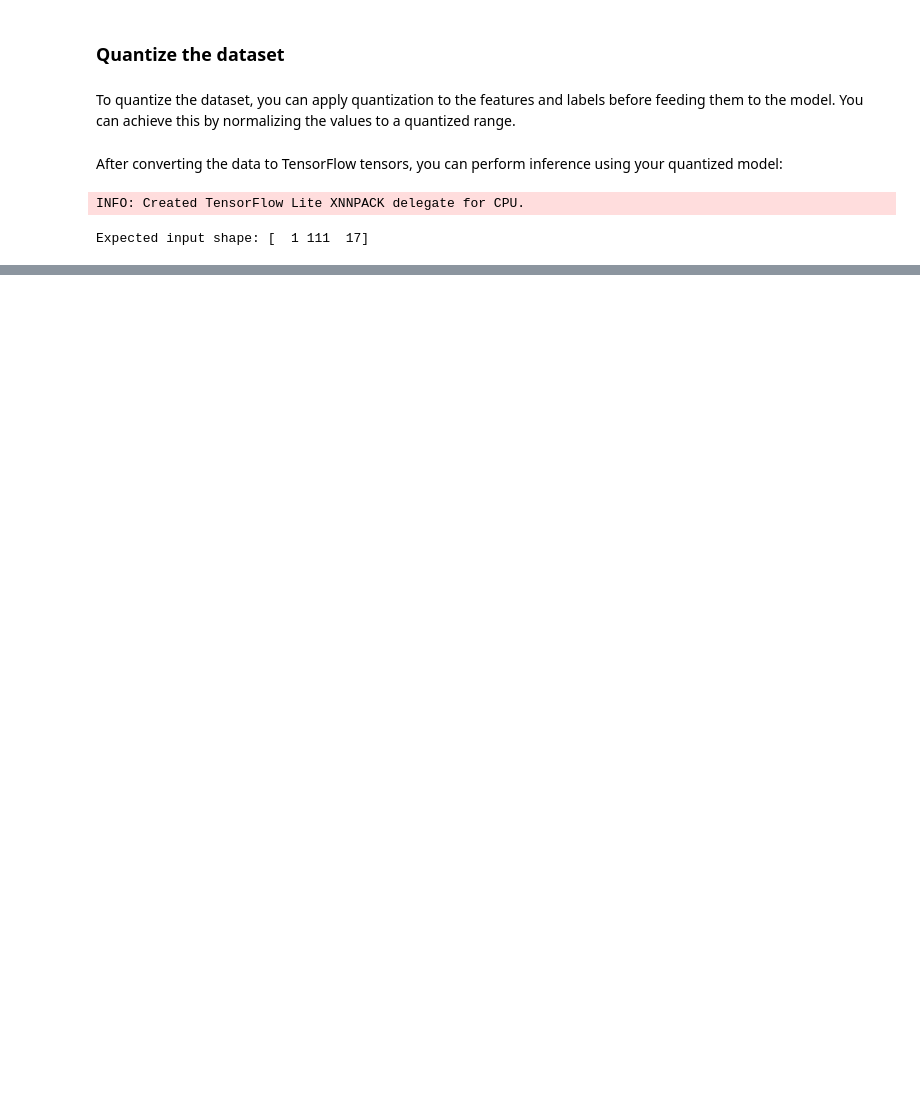
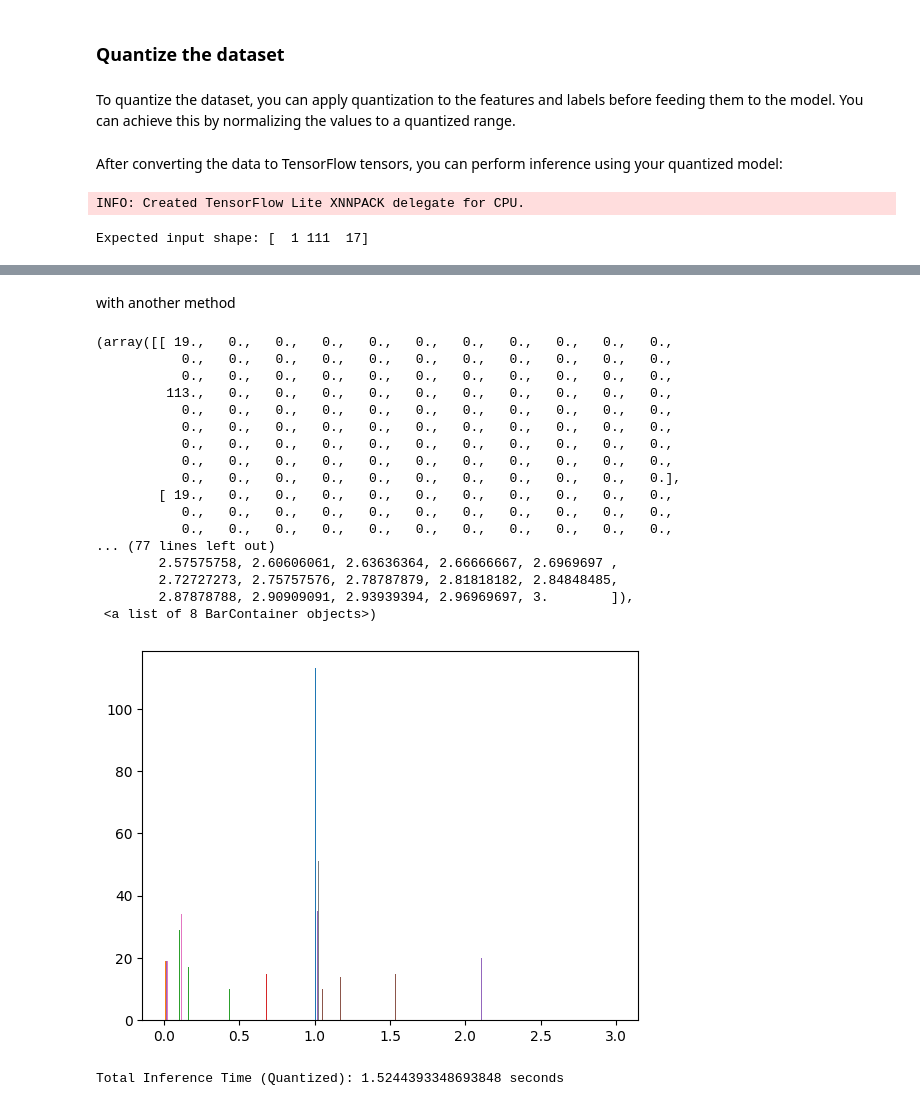
Before and after one commit to raj2022/quantization_prunings, a Jupyter notebook: Post-Training_Quantization/Work_dataset/Quantized_model_final.ipynb, the cells around one changed output, grey strips where cells are left out. Saved outputs shown, nothing was run; the diff lists cells and outputs as text; code cells hidden in the pictures; blank space fills up the shorter version.

```diff
--- a/Post-Training_Quantization/Work_dataset/Quantized_model_final.ipynb
+++ b/Post-Training_Quantization/Work_dataset/Quantized_model_final.ipynb
@@ -158,3 +151,7 @@ start_time = time.time()
 # Create an interpreter for the quantized model
 interpreter_quantized = tf.lite.Interpreter(model_content=quantized_tflite_model)
 interpreter_quantized.allocate_tensors()
+# %%
+# Get input and output details
+input_details = interpreter.get_input_details()
+output_details = interpreter.get_output_details()
@@ -160,0 +175,15 @@ interpreter_quantized.allocate_tensors()
+# %%
+import time
+
+start_time = time.time()
+
+# Create an interpreter for the quantized model
+interpreter_quantized = tf.lite.Interpreter(model_content=quantized_tflite_model)
+interpreter_quantized.allocate_tensors()
+# %%
+# Measure inference time and process output for the quantized dataset
+inference_times_quantized = []
+# %%
+for X_q in Xs_tf:
+    # Print the shape of X_q before reshaping
+    print("Shape of X_q before reshaping:", X_q.shape)
@@ -241,0 +297,33 @@ NameError: name 'inference_times_quantized' is not defined
+# %% [markdown]
+with another method
+# %%
+# Repeat the true_pt_quantized to match or exceed the length of pred_pt_quantized
+repetition_factor = (pred_pt_quantized.shape[0] + true_pt_quantized.shape[0] - 1) // true_pt_quantized.shape[0]
+true_pt_quantized_repeated = np.repeat(true_pt_quantized, repetition_factor, axis=0)[:pred_pt_quantized.shape[0]]
+
+# Perform element-wise division
+plt.hist(pred_pt_quantized / true_pt_quantized_repeated, bins=np.linspace(0, 3, 100))
+# %% [output]
+(array([[ 19.,   0.,   0.,   0.,   0.,   0.,   0.,   0.,   0.,   0.,   0.,
+           0.,   0.,   0.,   0.,   0.,   0.,   0.,   0.,   0.,   0.,   0.,
+           0.,   0.,   0.,   0.,   0.,   0.,   0.,   0.,   0.,   0.,   0.,
+         113.,   0.,   0.,   0.,   0.,   0.,   0.,   0.,   0.,   0.,   0.,
+           0.,   0.,   0.,   0.,   0.,   0.,   0.,   0.,   0.,   0.,   0.,
+           0.,   0.,   0.,   0.,   0.,   0.,   0.,   0.,   0.,   0.,   0.,
+           0.,   0.,   0.,   0.,   0.,   0.,   0.,   0.,   0.,   0.,   0.,
+           0.,   0.,   0.,   0.,   0.,   0.,   0.,   0.,   0.,   0.,   0.,
+           0.,   0.,   0.,   0.,   0.,   0.,   0.,   0.,   0.,   0.,   0.],
+        [ 19.,   0.,   0.,   0.,   0.,   0.,   0.,   0.,   0.,   0.,   0.,
+           0.,   0.,   0.,   0.,   0.,   0.,   0.,   0.,   0.,   0.,   0.,
+           0.,   0.,   0.,   0.,   0.,   0.,   0.,   0.,   0.,   0.,   0.,
+... (77 lines left out)
+        2.57575758, 2.60606061, 2.63636364, 2.66666667, 2.6969697 ,
+        2.72727273, 2.75757576, 2.78787879, 2.81818182, 2.84848485,
+        2.87878788, 2.90909091, 2.93939394, 2.96969697, 3.        ]),
+ <a list of 8 BarContainer objects>)
+[figure, added]
+# %%
+total_inference_time_quantized = sum(inference_times_quantized)
+print(f"Total Inference Time (Quantized): {total_inference_time_quantized} seconds")
+# %% [output]
+Total Inference Time (Quantized): 1.5244393348693848 seconds
```
Also changed, not shown: parts of 8 cells of this notebook, 1 other file.
